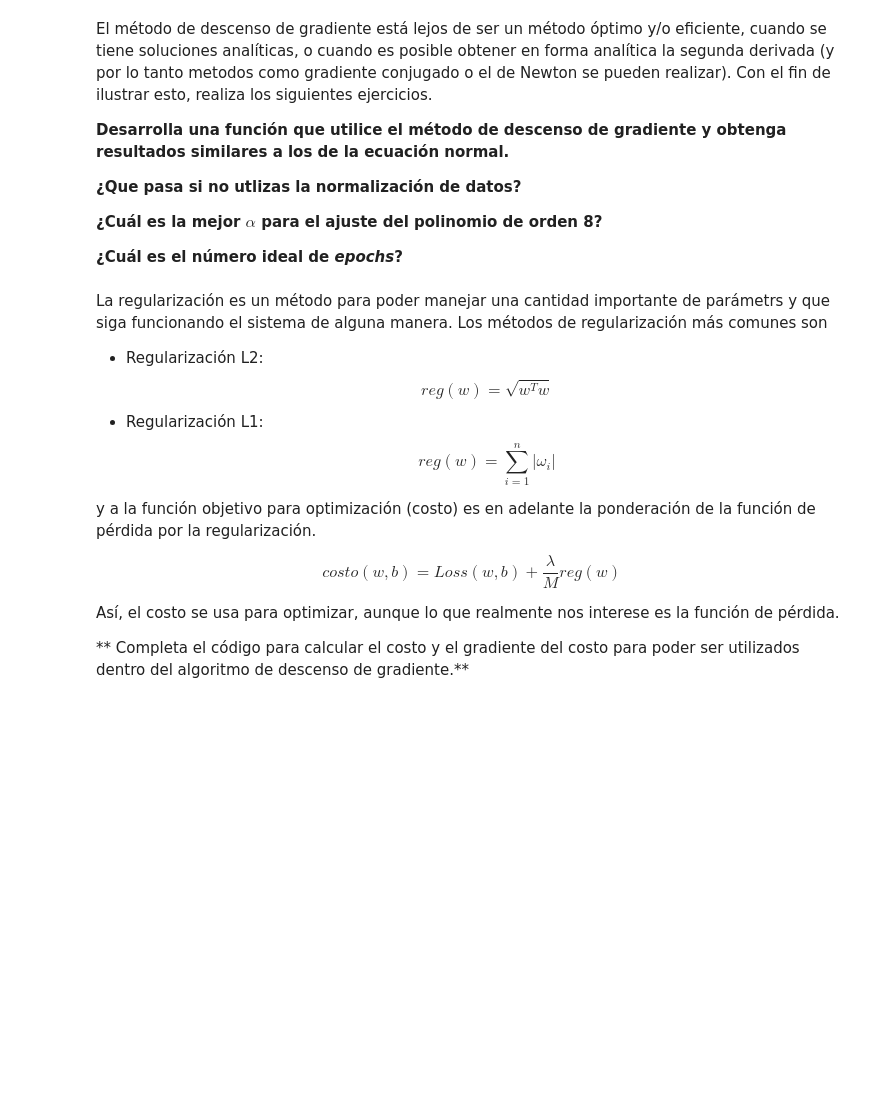
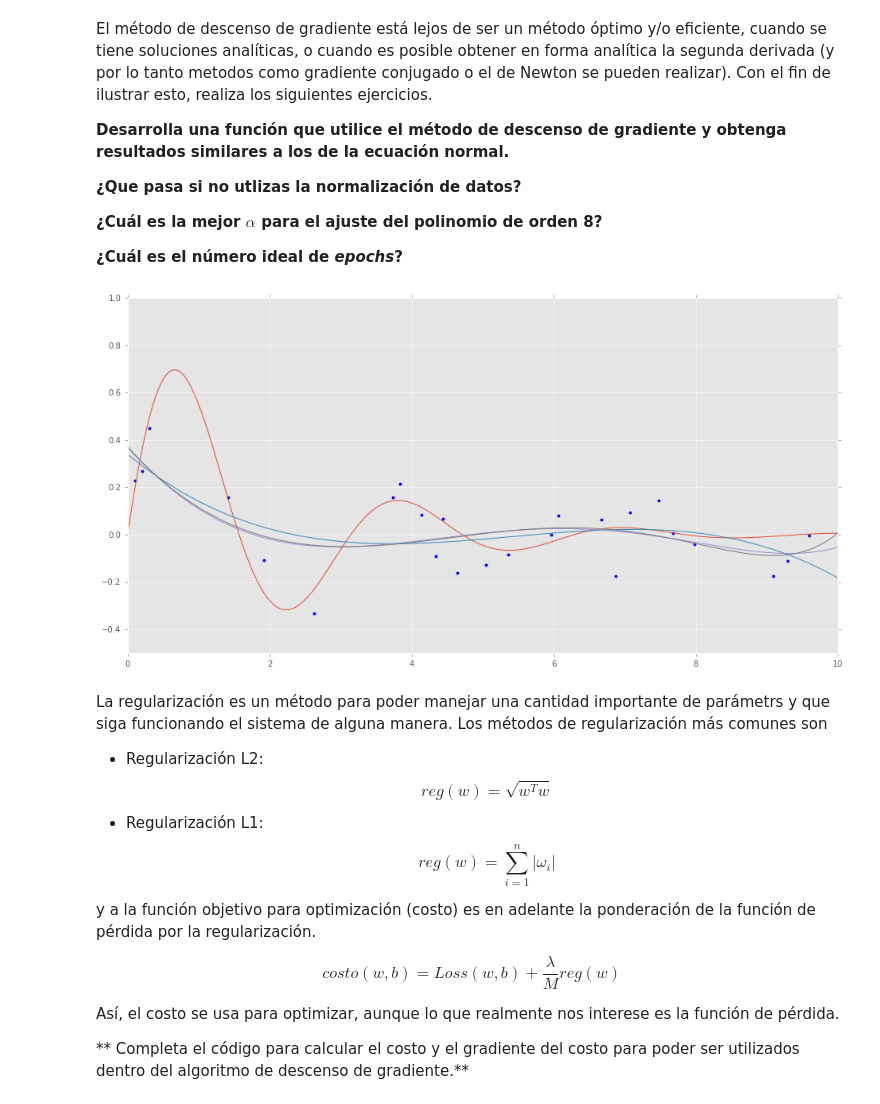
Before and after one commit to Liz-Soto/Evaluaciones-Continuas-RN, a Jupyter notebook: regresion-lineal/neurona_lineal.ipynb, the cells around one changed output. Saved outputs shown, nothing was run; the diff lists cells and outputs as text; code cells hidden in the pictures; blank space fills up the shorter version.

```diff
--- a/regresion-lineal/neurona_lineal.ipynb
+++ b/regresion-lineal/neurona_lineal.ipynb
@@ -468,29 +475,37 @@ resultados similares a los de la ecuación normal.**
 # %%
 
 plt.plot(x_plot, y_plot, label="La función original")
 plt.scatter(x_train, y_train, label="datos para el entrenamiento")
 
+
 for g in [3, 5, 8, 18]:
-
+#for g in [8]:
+    w_ini = np.random.randn(g)
     # Expansión a un polinomio de orden ng
     x_g = np.power(x_train.reshape(-1,1), range(1, g + 1))
     x_g_plot = np.power(x_plot.reshape(-1,1), range(1, g + 1))
 
     # Escribe aqui el código
-    #
     #  1. Normaliza (ambos conjuntos)
+    m,d = obtiene_medias_desviaciones(x_g)
+    x_g = normaliza(x_g,m,d)
+    x_g_plot = normaliza(x_g_plot,m,d)
+
+
     #  2. Entrenamiento (con los datos de aprendizaje)
-    #  3. Reconocimiento (con lo datos de graficación)
-    #  El resultado se guarda en y_g
-    #
-    #
-    #
+    w,b,mse = descenso_gradiente_lotes(x_g, y_train, w_ini, 0.0, 0.15, 1200000)
+
+
+    #  3. Reconocimiento (con lo datos de graficación). El resultado se guarda en y_g
+    y_g = x_g_plot @ w + b
+
 
     plt.plot(x_plot, y_g, label="polinomio orden {}".format(g))
 
-plt.legend()
 plt.axis([0, 10, -0.5, 1])
 plt.show()
+# %% [output]
+[figure, added]
 # %% [markdown]
 La regularización es un método para poder manejar una cantidad importante de parámetrs y que siga funcionando el sistema de alguna manera. Los métodos de regularización más comunes son
 
```
Also changed, not shown: parts of 15 cells of this notebook.
